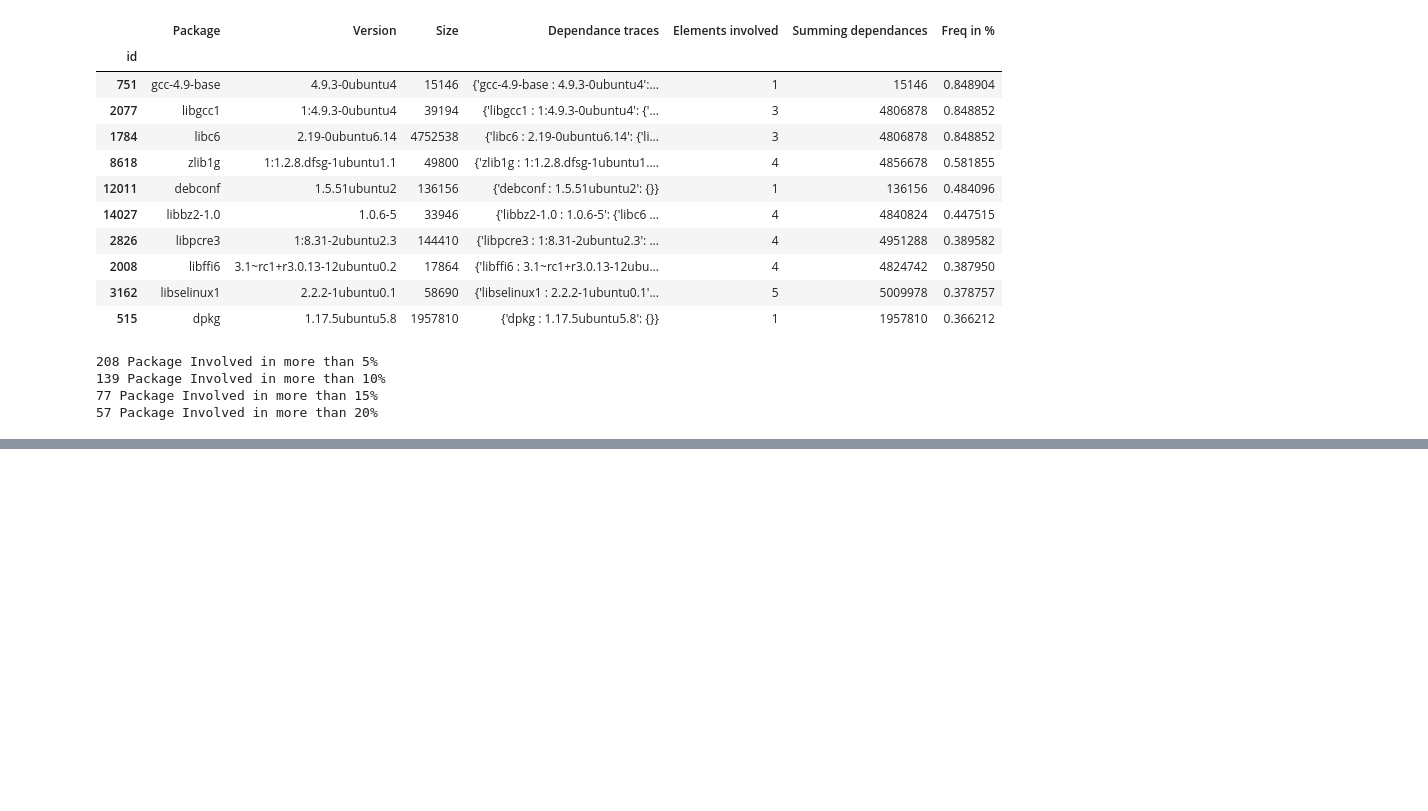
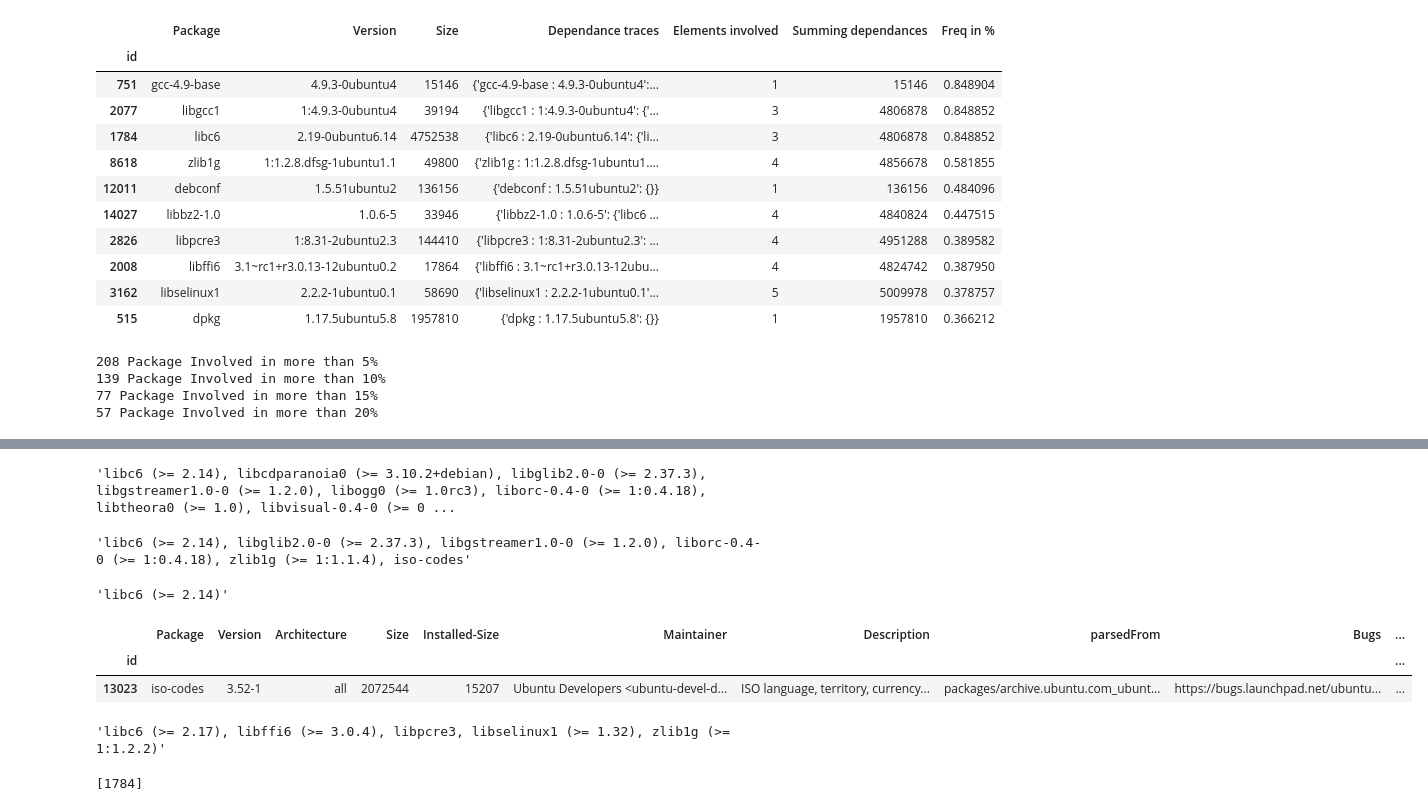
Before and after one commit to alex35469/fingerpatch, a Jupyter notebook: attack/Attack_vizualization.ipynb, the cells around one changed output, grey strips where cells are left out. Saved outputs shown, nothing was run; the diff lists cells and outputs as text; code cells hidden in the pictures; blank space fills up the shorter version.

```diff
--- a/attack/Attack_vizualization.ipynb
+++ b/attack/Attack_vizualization.ipynb
@@ -682,7 +660,7 @@ for _, row in tqdm.tqdm(ground_truth.iterrows(), total=tot):
 
 #%time test["Summing dependances"], test["Dependance traces"] = zip(*test.apply(lambda x: recursiveSearchOnDep(x, 0, test, {}), axis = 1))
 # %%
-for _, row in tqdm.tqdm(ground_truth.iterrows(), total=tot ):
+for _, row in tqdm.tqdm(gt.iterrows()):
 
     summingDep = computeSumOnDep(row, ground_truth)
-    ground_truth.at[row.name, "Summing dependances"] = summingDep
+    gt.at[row.name, "Summing dependances"] = summingDep
@@ -1067,0 +1113,26 @@ print("{} Package Involved in more than 20% ".format(f4))
+# %%
+ground_truth[ground_truth["Package"] == "gstreamer1.0-plugins-base"]["Depends"].iloc[1]
+# %% [output]
+'libc6 (>= 2.14), libcdparanoia0 (>= 3.10.2+debian), libglib2.0-0 (>= 2.37.3), libgstreamer1.0-0 (>= 1.2.0), libogg0 (>= 1.0rc3), liborc-0.4-0 (>= 1:0.4.18), libtheora0 (>= 1.0), libvisual-0.4-0 (>= 0 ...
+# %%
+ground_truth[ground_truth["Package"] == "libgstreamer-plugins-base1.0-0"]["Depends"].iloc[0]
+# %% [output]
+'libc6 (>= 2.14), libglib2.0-0 (>= 2.37.3), libgstreamer1.0-0 (>= 1.2.0), liborc-0.4-0 (>= 1:0.4.18), zlib1g (>= 1:1.1.4), iso-codes'
+# %%
+ground_truth[ground_truth["Package"] == "liborc-0.4-0"]["Depends"].iloc[0]
+# %% [output]
+'libc6 (>= 2.14)'
+# %%
+ground_truth[ground_truth["Package"] == "iso-codes"]
+# %% [output]
+|  | Package | Version | Architecture | Size | Installed-Size | Maintainer | Description | parsedFrom | Bugs | ... |
+| id |  |  |  |  |  |  |  |  |  | ... |
+| 13023 | iso-codes | 3.52-1 | all | 2072544 | 15207 | Ubuntu Developers <ubuntu-devel-d... | ISO language, territory, currency... | packages/archive.ubuntu.com_ubunt... | https://bugs.launchpad.net/ubuntu... | ... |
+# %%
+ground_truth[ground_truth["Package"] == "libglib2.0-0"]["Depends"].iloc[0]
+# %% [output]
+'libc6 (>= 2.17), libffi6 (>= 3.0.4), libpcre3, libselinux1 (>= 1.32), zlib1g (>= 1:1.2.2)'
+# %%
+parseAndFindDep(ground_truth[ground_truth["Package"] == "libffi6"]["Depends"].iloc[0], ground_truth)
+# %% [output]
+[1784]
```
Also changed, not shown: parts of 27 cells of this notebook, 2 other files.
